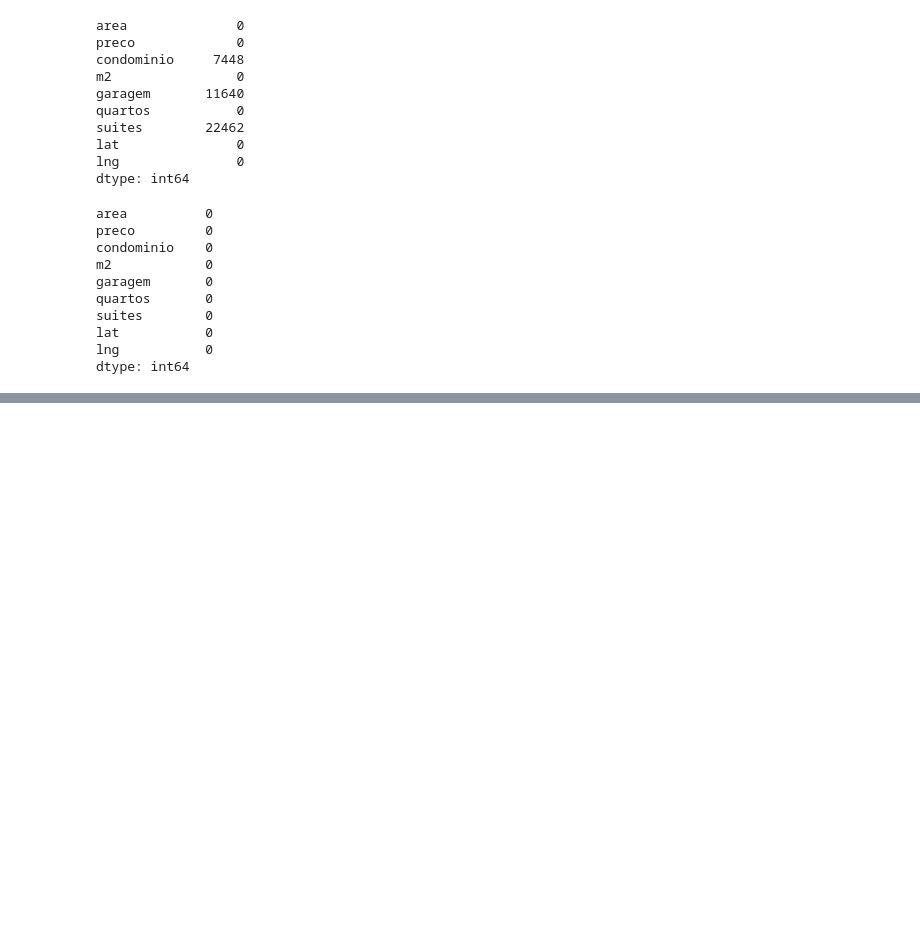
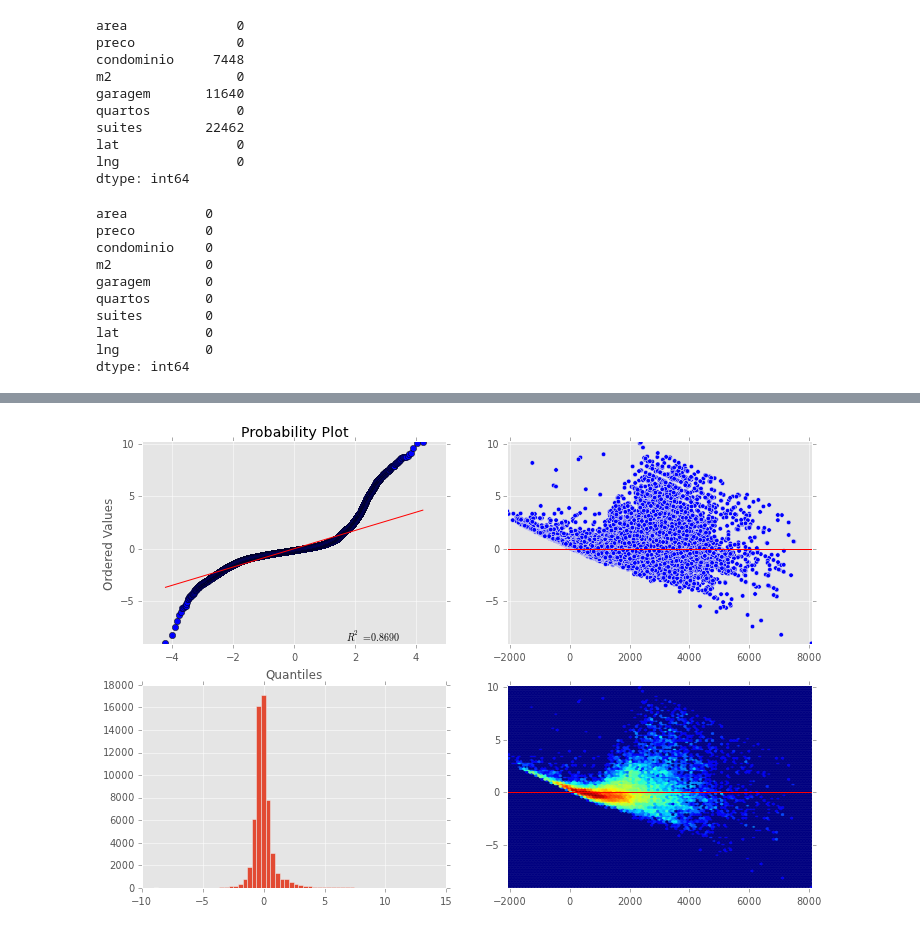
Before and after one commit to sergiosilvar/fgv_dissertacao, a Jupyter notebook: ipython_notebook/Regressao Linear.ipynb, the cells around one changed output, grey strips where cells are left out. Saved outputs shown, nothing was run; the diff lists cells and outputs as text; code cells hidden in the pictures; blank space fills up the shorter version.

```diff
--- a/ipython_notebook/Regressao Linear.ipynb
+++ b/ipython_notebook/Regressao Linear.ipynb
@@ -131,2 +124,6 @@ strong multicollinearity or other numerical problems.
+# %%
+residual_plot(lm)
+# %% [output]
+[figure, added]
 # %%
 dc = z.get('select * from _carac_explo')
```
Also changed, not shown: parts of 18 cells of this notebook, 1 other file.
